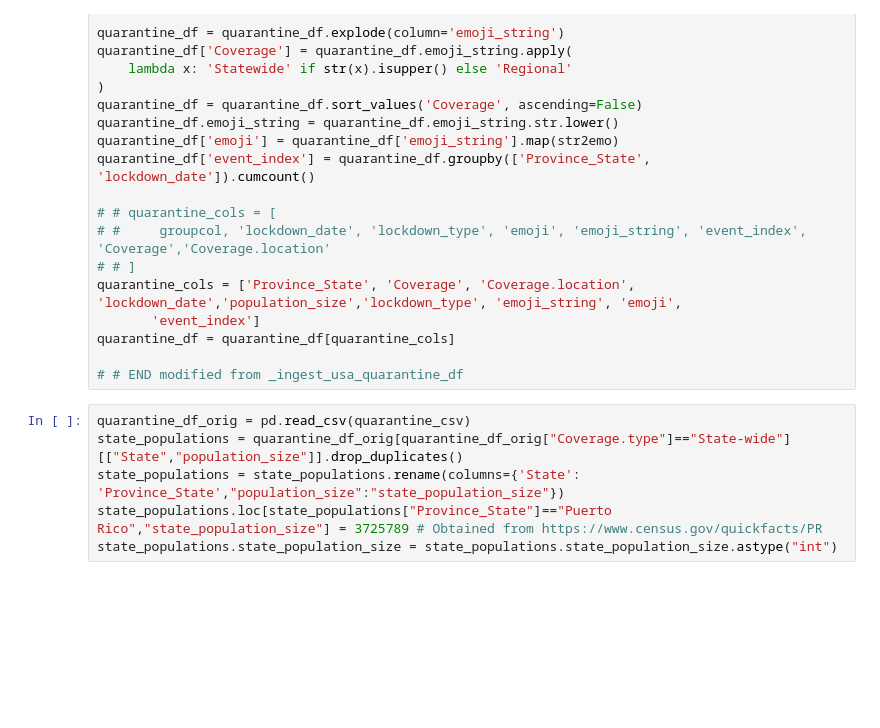
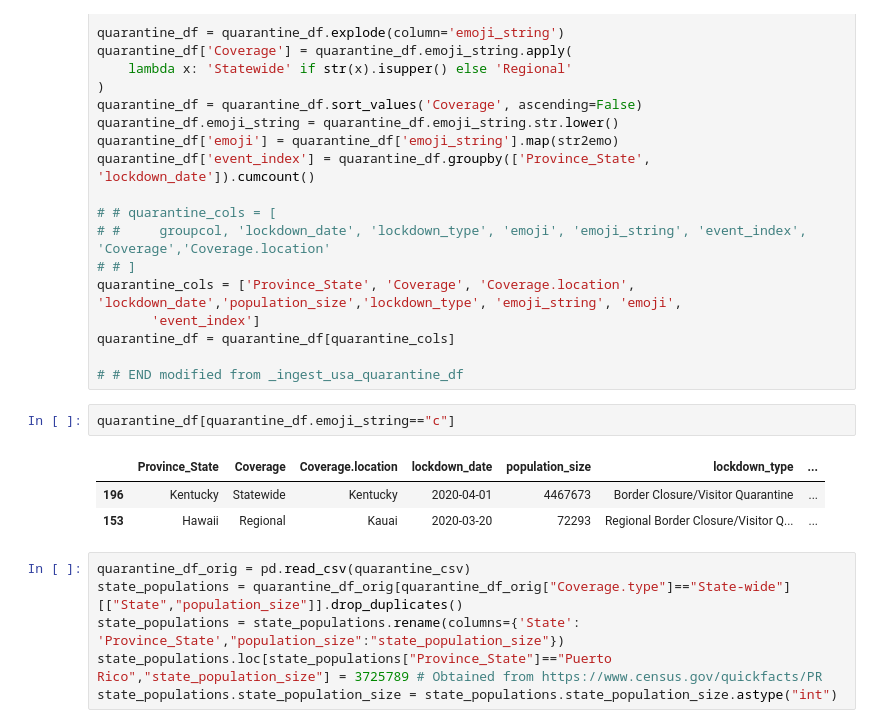
Before and after one commit to covidvis/covid19-vis, a Jupyter notebook: notebooks/Intervention Footprint Trajectory-Clean.ipynb, the cells around one changed output. Saved outputs shown, nothing was run; the diff lists cells and outputs as text; blank space fills up the shorter version.

```diff
--- a/notebooks/Intervention Footprint Trajectory-Clean.ipynb
+++ b/notebooks/Intervention Footprint Trajectory-Clean.ipynb
@@ -52,6 +49,12 @@ quarantine_cols = ['Province_State', 'Coverage', 'Coverage.location', 'lockdown_
 quarantine_df = quarantine_df[quarantine_cols]
 
 # # END modified from _ingest_usa_quarantine_df
+# %%
+quarantine_df[quarantine_df.emoji_string=="c"]
+# %% [output]
+|  | Province_State | Coverage | Coverage.location | lockdown_date | population_size | lockdown_type | ... |
+| 196 | Kentucky | Statewide | Kentucky | 2020-04-01 | 4467673 | Border Closure/Visitor Quarantine | ... |
+| 153 | Hawaii | Regional | Kauai | 2020-03-20 | 72293 | Regional Border Closure/Visitor Q... | ... |
 # %%
 quarantine_df_orig = pd.read_csv(quarantine_csv)
 state_populations = quarantine_df_orig[quarantine_df_orig["Coverage.type"]=="State-wide"][["State","population_size"]].drop_duplicates()
```
Also changed, not shown: parts of 32 cells of this notebook, 1 other file.
